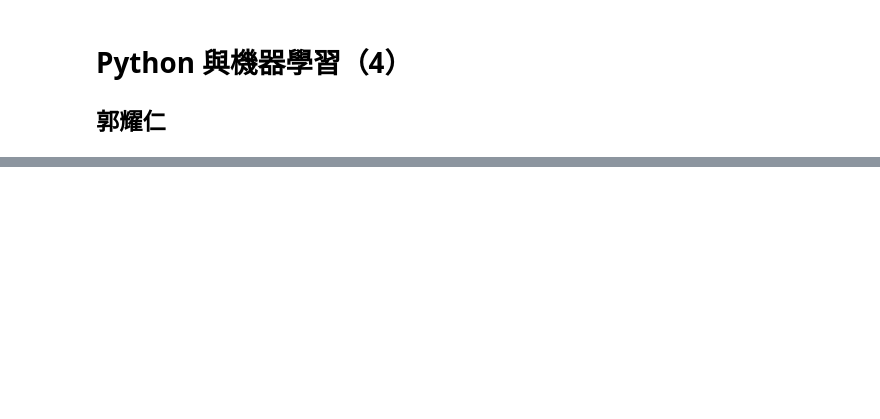
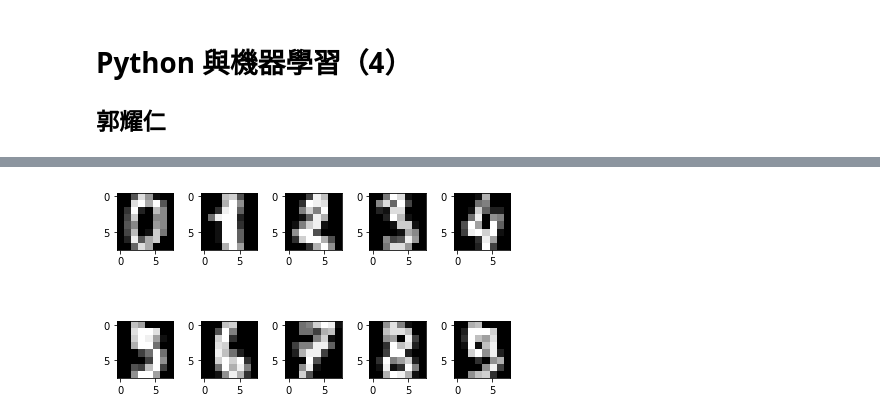
Before and after one commit to yaojenkuo/python_4_ds, a Jupyter notebook: ch14.ipynb, the cells around one changed output, grey strips where cells are left out. Saved outputs shown, nothing was run; the diff lists cells and outputs as text; code cells hidden in the pictures; blank space fills up the shorter version.

```diff
--- a/ch14.ipynb
+++ b/ch14.ipynb
@@ -41,0 +76,14 @@ plt.show()
+# %%
+from sklearn.datasets import load_digits
+import matplotlib.pyplot as plt
+
+digits = load_digits()
+plt.subplots(2, 5)
+for i, k in enumerate(range(1, 11)):
+    plt.subplot(2, 5, k)
+    plt.imshow(digits.images[i], cmap = "gray")
+
+plt.tight_layout()
+plt.show()
+# %% [output]
+[figure, added]
```
Also changed, not shown: parts of 30 cells of this notebook, 1 other file.
